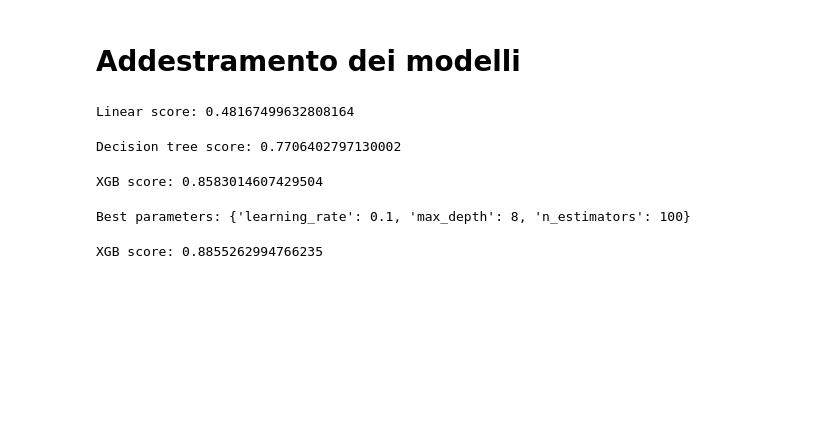
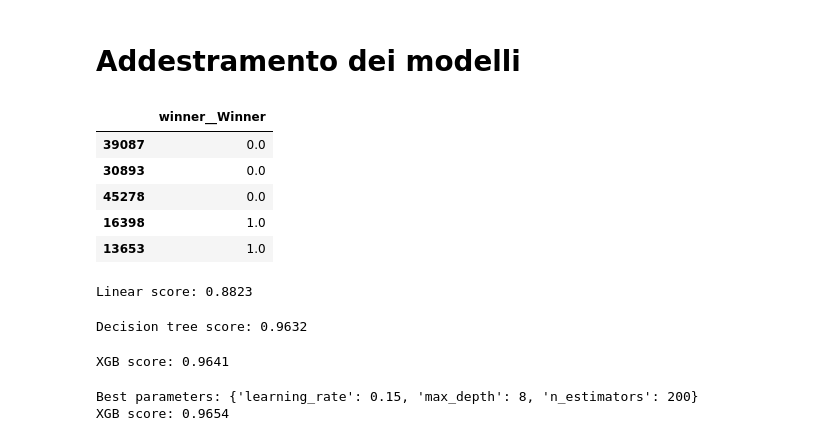
Before and after one commit to Fuwuffyi/Pokemon-DataIntensive2025, a Jupyter notebook: main.ipynb, the cells around one changed output. Saved outputs shown, nothing was run; the diff lists cells and outputs as text; code cells hidden in the pictures; blank space fills up the shorter version.

Commit message:
Use categorical models instead of regression ones

```diff
--- a/main.ipynb
+++ b/main.ipynb
@@ -235,47 +236,55 @@ def train_and_score_model(model, X_train, X_test, y_train, y_test):
 
 # Creazione del dataset di addestramento e test
 X_train, X_test, y_train, y_test = train_test_split(X, y, test_size=0.2, random_state=42)
+# %%
+y_train.head()
+# %% [output]
+|  | winner__Winner |
+| 39087 | 0.0 |
+| 30893 | 0.0 |
+| 45278 | 0.0 |
+| 16398 | 1.0 |
+| 13653 | 1.0 |
 # %%
 # Modello lineare
 linear_model: Pipeline = Pipeline([
-    ('linear', LinearRegression())
+    ('logistic_l1', LogisticRegression(penalty='l1', solver='liblinear'))
 ])
 # Addestramento e valutazione del modello lineare
 print(f"Linear score: {train_and_score_model(linear_model, X_train, X_test, y_train, y_test)}")
 # %% [output]
-Linear score: 0.48167499632808164
+Linear score: 0.8823
 # %%
 # Modello decision tree
 decision_tree_model: Pipeline = Pipeline([
-    ("tree", DecisionTreeRegressor())
+    ("tree", RandomForestClassifier(n_estimators=100, random_state=42))
 ])
 # Addestramento e valutazione del modello decision tree
 print(f"Decision tree score: {train_and_score_model(decision_tree_model, X_train, X_test, y_train, y_test)}")
 # %% [output]
-Decision tree score: 0.7706402797130002
+Decision tree score: 0.9632
 # %%
 # Modello xgboost
-xgboost_model: XGBRegressor = XGBRegressor(n_estimators=200, learning_rate=0.1,  max_depth=15, random_state=42)
+xgboost_model: Pipeline = Pipeline([
+   ("xgboost", XGBClassifier(eval_metric='logloss', random_state=42))
+])
 # Addestramento e valutazione del modello xgboost
 print(f"XGB score: {train_and_score_model(xgboost_model, X_train, X_test, y_train, y_test)}")
 # %% [output]
-XGB score: 0.8583014607429504
+XGB score: 0.9641
 # %%
 # Creazione di una griglia di ricerca per ottimizzare i parametri del modello XGBoost
 param_grid: dict = {
-   'n_estimators': [50, 100, 200],
-   'max_depth': [7, 8, 9],
-   'learning_rate': [0.75, 0.1, 0.25]
+   'n_estimators': [200, 300, 400],
+   'max_depth': [8, 9, 10],
+   'learning_rate': [0.05, 0.1, 0.15]
 }
-grid_xgb = GridSearchCV(XGBRegressor(random_state=42), param_grid, cv=3, scoring='r2')
+grid_xgb = GridSearchCV(XGBClassifier(eval_metric='logloss', random_state=42), param_grid, cv=3, scoring='r2')
 grid_xgb.fit(X_train, y_train)
 print(f"Best parameters: {grid_xgb.best_params_}")
+
+# Creazione del modello XGBoost con i parametri ottimizzati
+print(f"XGB score: {train_and_score_model(grid_xgb.best_estimator_, X_train, X_test, y_train, y_test)}")
 # %% [output]
-Best parameters: {'learning_rate': 0.1, 'max_depth': 8, 'n_estimators': 100}
+Best parameters: {'learning_rate': 0.15, 'max_depth': 8, 'n_estimators': 200}
+XGB score: 0.9654
-# %%
-# Creazione del modello XGBoost con i parametri ottimizzati
-xgboost_model: XGBRegressor = XGBRegressor(n_estimators=100, learning_rate=0.1,  max_depth=8, random_state=42)
-xgboost_model.fit(X_train, y_train)
-print(f"XGB score: {train_and_score_model(xgboost_model, X_train, X_test, y_train, y_test)}")
-# %% [output]
-XGB score: 0.8855262994766235
```
Also changed, not shown: parts of 8 cells of this notebook.
